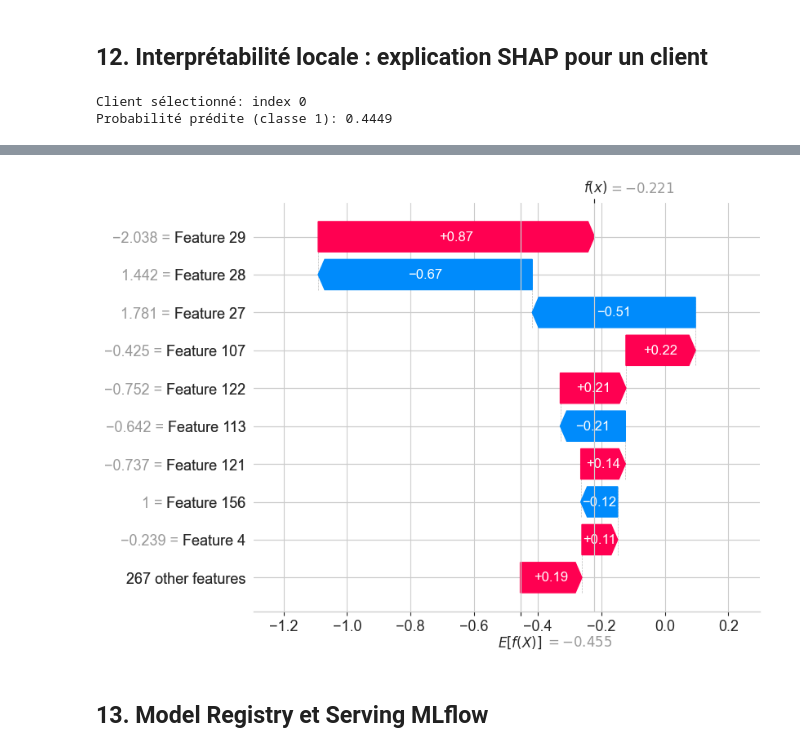
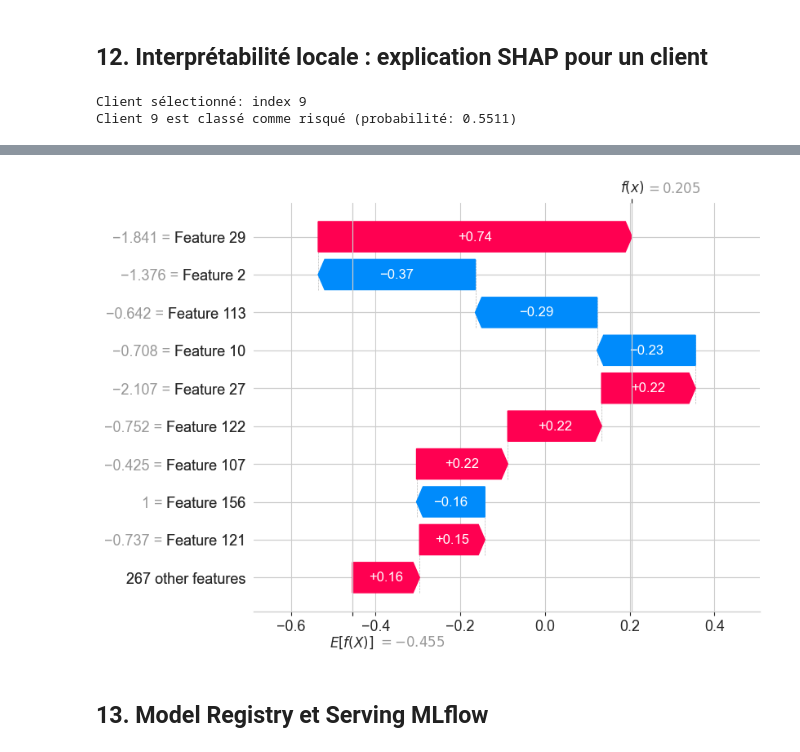
Before and after one commit to DagueG/MLOps, a Jupyter notebook: notebooks/04_feature_importance_threshold.ipynb, the cells around one changed output, grey strips where cells are left out. Drawn from its saved outputs; the diff is of its cells as text; code cells hidden in the pictures.

Commit message:
ADD: graphs

```diff
--- a/notebooks/04_feature_importance_threshold.ipynb
+++ b/notebooks/04_feature_importance_threshold.ipynb
@@ -422,15 +488,17 @@ for col in missing_cols:
     X_test[col] = 0  # ou np.nan selon le pipeline
 
 X_test = X_test[X_train.columns]
-
 # Sélection d'un client (ex: premier du test set)
-idx_client = 0  # ou np.random.randint(len(X_test)) pour un client aléatoire
+idx_client = 9  # ou np.random.randint(len(X_test)) pour un client aléatoire
 X_client = X_test.iloc[[idx_client]]
 print(f"Client sélectionné: index {idx_client}")
 
 # Prédiction de la proba pour ce client
 proba_client = best_model.predict_proba(X_client)[:, 1][0]
-print(f"Probabilité prédite (classe 1): {proba_client:.4f}")
+if proba_client > best_threshold:
+    print(f"Client {idx_client} est classé comme risqué (probabilité: {proba_client:.4f})")
+else:
+    print(f"Client {idx_client} est classé comme non-risqué (probabilité: {proba_client:.4f})")
 
 # Explication locale SHAP (pipeline compatible)
 try:
@@ -438,36 +506,36 @@ try:
     if hasattr(best_model, 'named_steps') and 'preprocess' in best_model.named_steps and 'model' in best_model.named_steps:
         pre = best_model.named_steps['preprocess']
         lgb_model = best_model.named_steps['model']
         X_client_trans = pre.transform(X_client)
         explainer = shap.TreeExplainer(lgb_model)
         shap_values_client = explainer.shap_values(X_client_trans)
         shap.initjs()
         # Gestion binaire : shap_values_client[0] si len(shap_values_client)==1, sinon shap_values_client[1]
         if isinstance(shap_values_client, list):
             shap_vals = shap_values_client[1][0] if len(shap_values_client) > 1 else shap_values_client[0][0]
             base_val = explainer.expected_value[1] if len(shap_values_client) > 1 else explainer.expected_value[0]
         else:
             shap_vals = shap_values_client[0]
             base_val = explainer.expected_value
         shap.plots.waterfall(shap.Explanation(values=shap_vals, base_values=base_val, data=X_client_trans[0]))
     else:
         explainer = shap.TreeExplainer(best_model)
         shap_values_client = explainer.shap_values(X_client)
         shap.initjs()
         if isinstance(shap_values_client, list):
             shap_vals = shap_values_client[1][0] if len(shap_values_client) > 1 else shap_values_client[0][0]
             base_val = explainer.expected_value[1] if len(shap_values_client) > 1 else explainer.expected_value[0]
         else:
             shap_vals = shap_values_client[0]
             base_val = explainer.expected_value
         shap.plots.waterfall(shap.Explanation(values=shap_vals, base_values=base_val, data=X_client.iloc[0]))
 except Exception as e:
     print(f"Erreur SHAP locale: {e}")
 # %% [output]
-Client sélectionné: index 0
-Probabilité prédite (classe 1): 0.4449
+Client sélectionné: index 9
+Client 9 est classé comme risqué (probabilité: 0.5511)
 [interactive output not drawn]
-[figure, old version]
+[figure, new version]
 # %% [markdown]
 ## 13. Model Registry et Serving MLflow
 # %%
```
Also changed, not shown: parts of 4 cells of this notebook, 3 other files.
